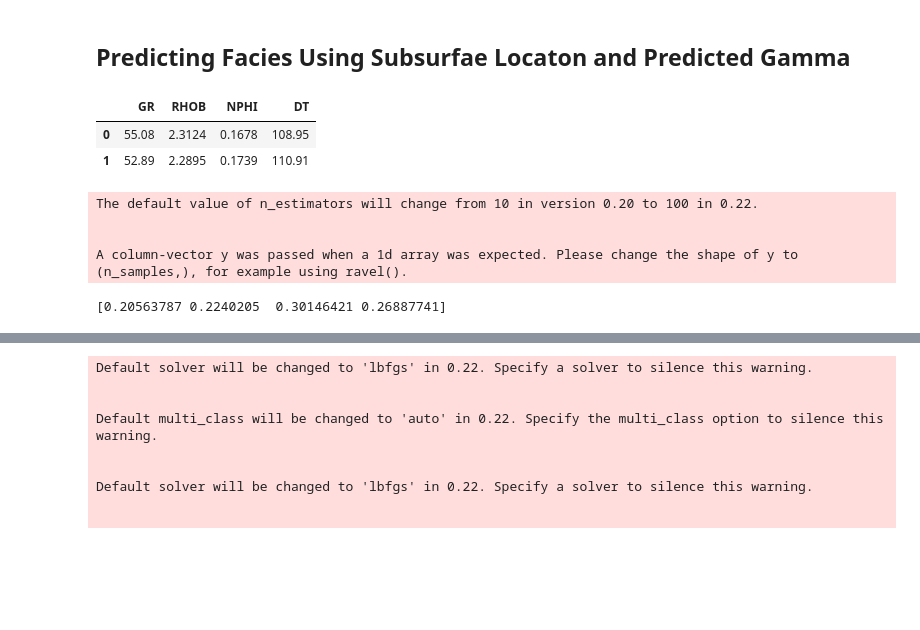
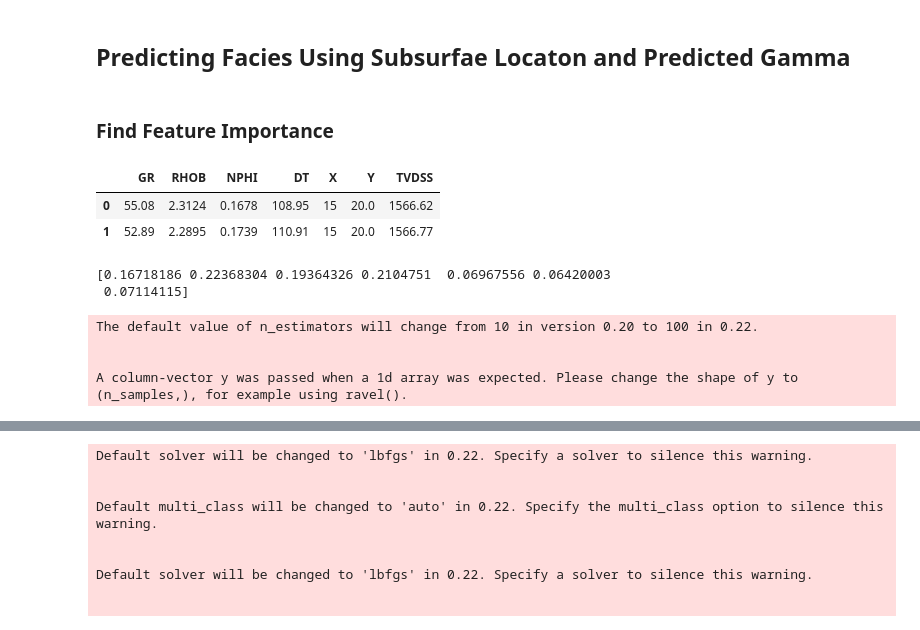
Before and after one commit to connortann/mystic-bit, a Jupyter notebook: notebooks/JBT_1_facies_prediction.ipynb, the cells around one changed output, grey strips where cells are left out. Drawn from its saved outputs; the diff is of its cells as text; code cells hidden in the pictures; blank space fills up the shorter version.

```diff
--- a/notebooks/JBT_1_facies_prediction.ipynb
+++ b/notebooks/JBT_1_facies_prediction.ipynb
@@ -341,13 +341,15 @@ facies_df.shape
 (999, 34)
 # %% [markdown]
 ## Predicting Facies Using Subsurfae Locaton and Predicted Gamma
+# %% [markdown]
+### Find Feature Importance
 # %%
-x2 = df[['GR', 'RHOB', 'NPHI', 'DT']]
+x2 = df[['GR', 'RHOB', 'NPHI', 'DT', 'X', 'Y', 'TVDSS']]
 x2.head(2)
 # %% [output]
-|  | GR | RHOB | NPHI | DT |
-| 0 | 55.08 | 2.3124 | 0.1678 | 108.95 |
-| 1 | 52.89 | 2.2895 | 0.1739 | 110.91 |
+|  | GR | RHOB | NPHI | DT | X | Y | TVDSS |
+| 0 | 55.08 | 2.3124 | 0.1678 | 108.95 | 15 | 20.0 | 1566.62 |
+| 1 | 52.89 | 2.2895 | 0.1739 | 110.91 | 15 | 20.0 | 1566.77 |
 # %%
 # Feature Importance
 from sklearn import datasets
@@ -358,8 +360,9 @@ model.fit(x2, ys)
 # display the relative importance of each attribute
 print(model.feature_importances_)
 # %% [output]
-The default value of n_estimators will change from 10 in version 0.20 to 100 in 0.22.
-
-
-A column-vector y was passed when a 1d array was expected. Please change the shape of y to (n_samples,), for example using ravel().
+[0.16718186 0.22368304 0.19364326 0.2104751  0.06967556 0.06420003
+ 0.07114115]
-[0.20563787 0.2240205  0.30146421 0.26887741]
+The default value of n_estimators will change from 10 in version 0.20 to 100 in 0.22.
+
+
+A column-vector y was passed when a 1d array was expected. Please change the shape of y to (n_samples,), for example using ravel().
```
Also changed, not shown: parts of 23 cells of this notebook.
